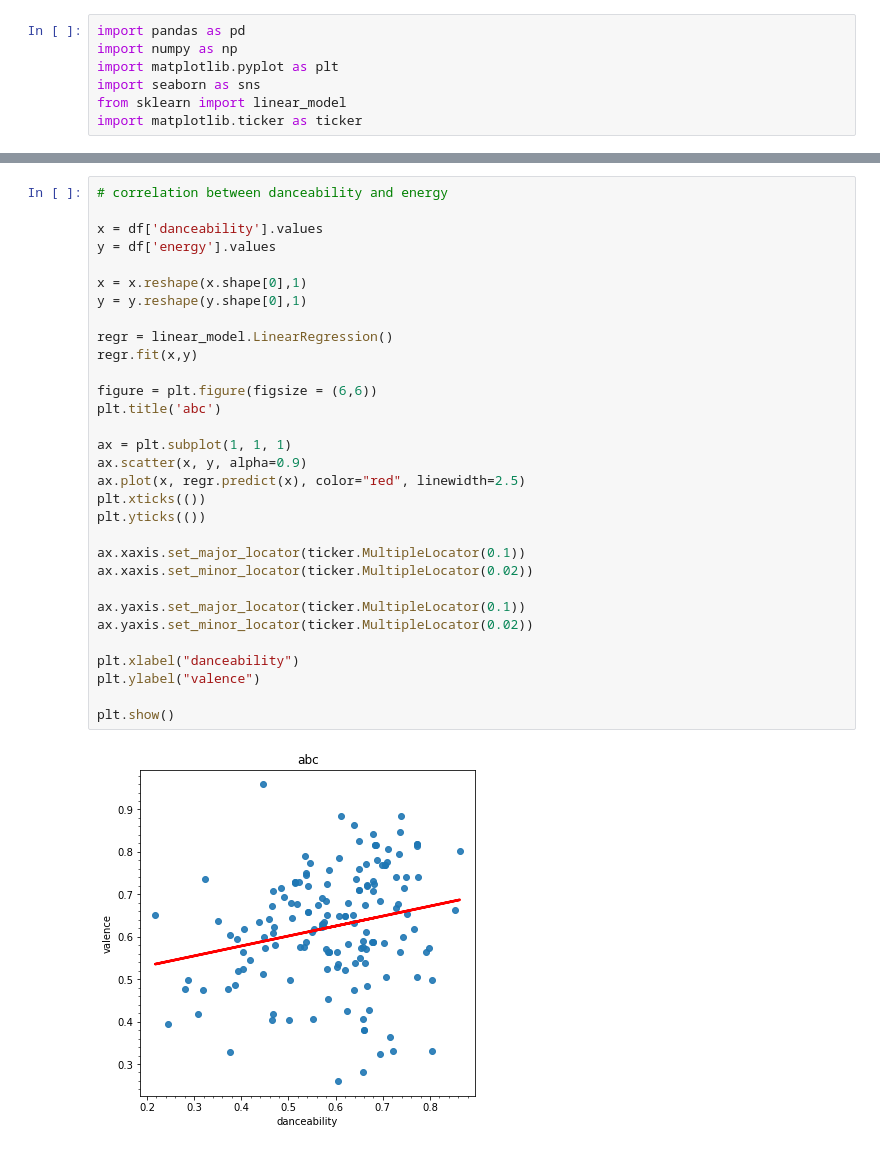
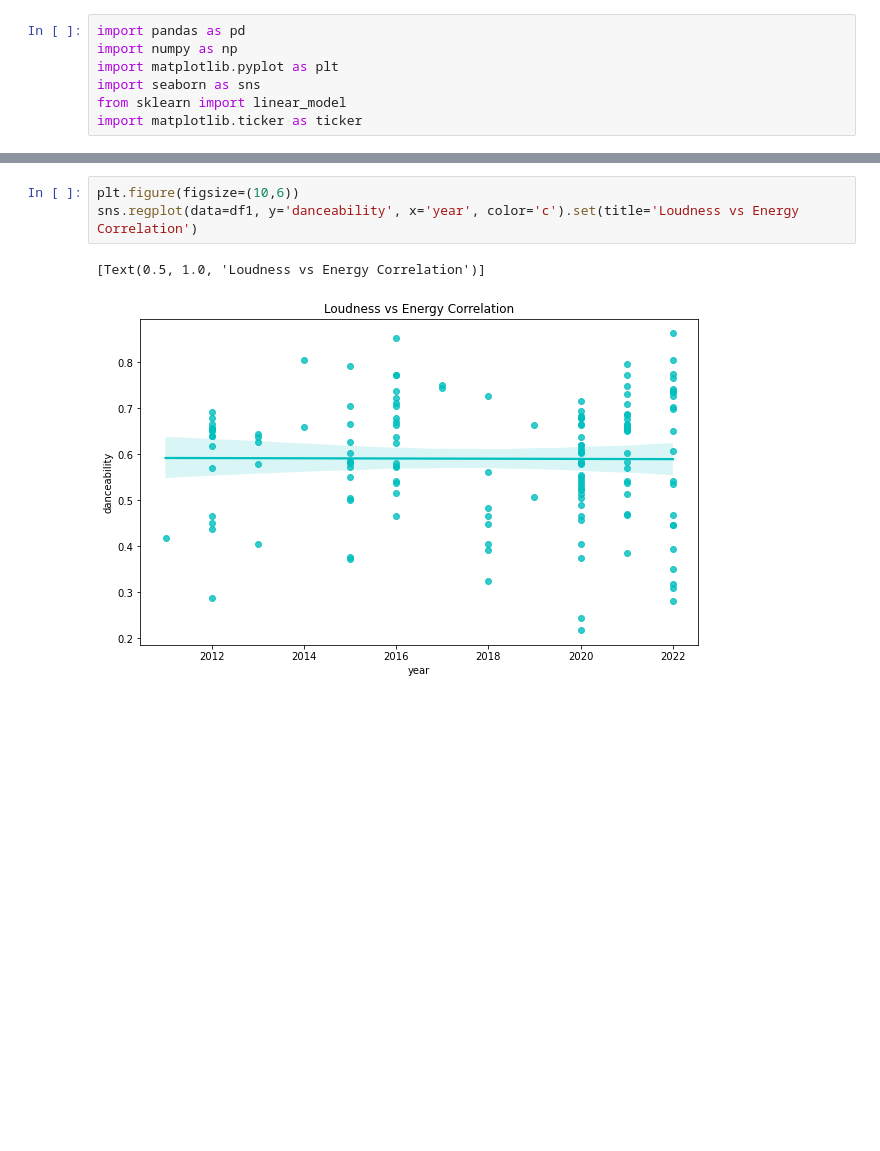
Before and after one commit to tobibui1904/Spotify--Analyze, a Jupyter notebook: eda.ipynb, the cells around one changed output, grey strips where cells are left out. Drawn from its saved outputs; the diff is of its cells as text; blank space fills up the shorter version.

```diff
--- a/eda.ipynb
+++ b/eda.ipynb
@@ -52,33 +117,6 @@ Text(0.5, 1.0, 'Correlation Matrix of track data')
-# %%
-# correlation between danceability and energy
-
-x = df['danceability'].values
-y = df['energy'].values
-
-x = x.reshape(x.shape[0],1)
-y = y.reshape(y.shape[0],1)
-
-regr = linear_model.LinearRegression()
-regr.fit(x,y)
-
-figure = plt.figure(figsize = (6,6))
-plt.title('abc')
-
-ax = plt.subplot(1, 1, 1)
-ax.scatter(x, y, alpha=0.9)
-ax.plot(x, regr.predict(x), color="red", linewidth=2.5)
-plt.xticks(())
-plt.yticks(())
-
-ax.xaxis.set_major_locator(ticker.MultipleLocator(0.1))
-ax.xaxis.set_minor_locator(ticker.MultipleLocator(0.02))
-
-ax.yaxis.set_major_locator(ticker.MultipleLocator(0.1))
-ax.yaxis.set_minor_locator(ticker.MultipleLocator(0.02))
-
-plt.xlabel("danceability")
-plt.ylabel("valence")
-
-plt.show()
-# %% [output]
-[figure, removed]
+# %%
+plt.figure(figsize=(10,6))
+sns.regplot(data=df1, y='danceability', x='year', color='c').set(title='Loudness vs Energy Correlation')
+# %% [output]
+[Text(0.5, 1.0, 'Loudness vs Energy Correlation')]
+[figure, added]
```
Also changed, not shown: parts of 11 cells of this notebook, 3 other files.
